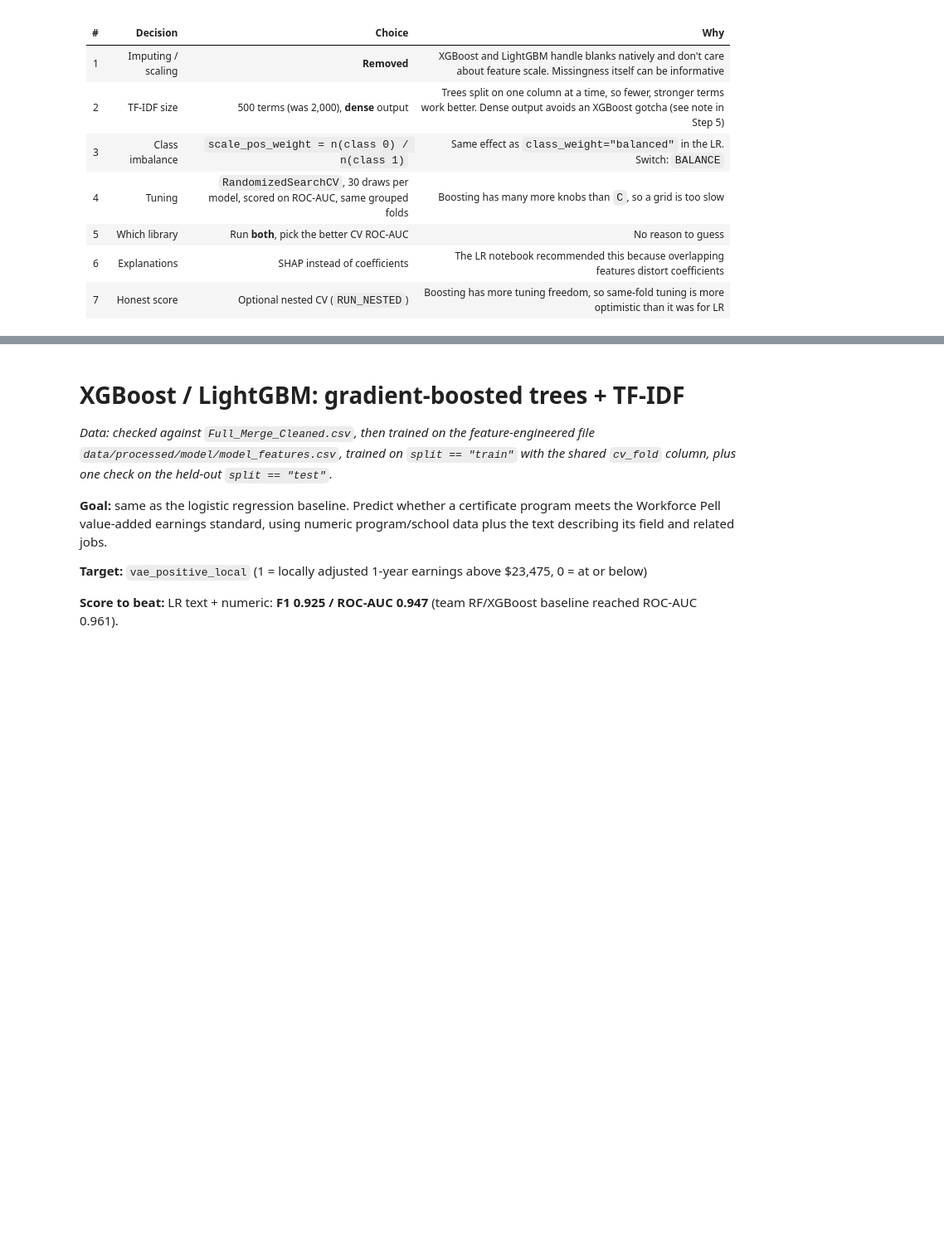
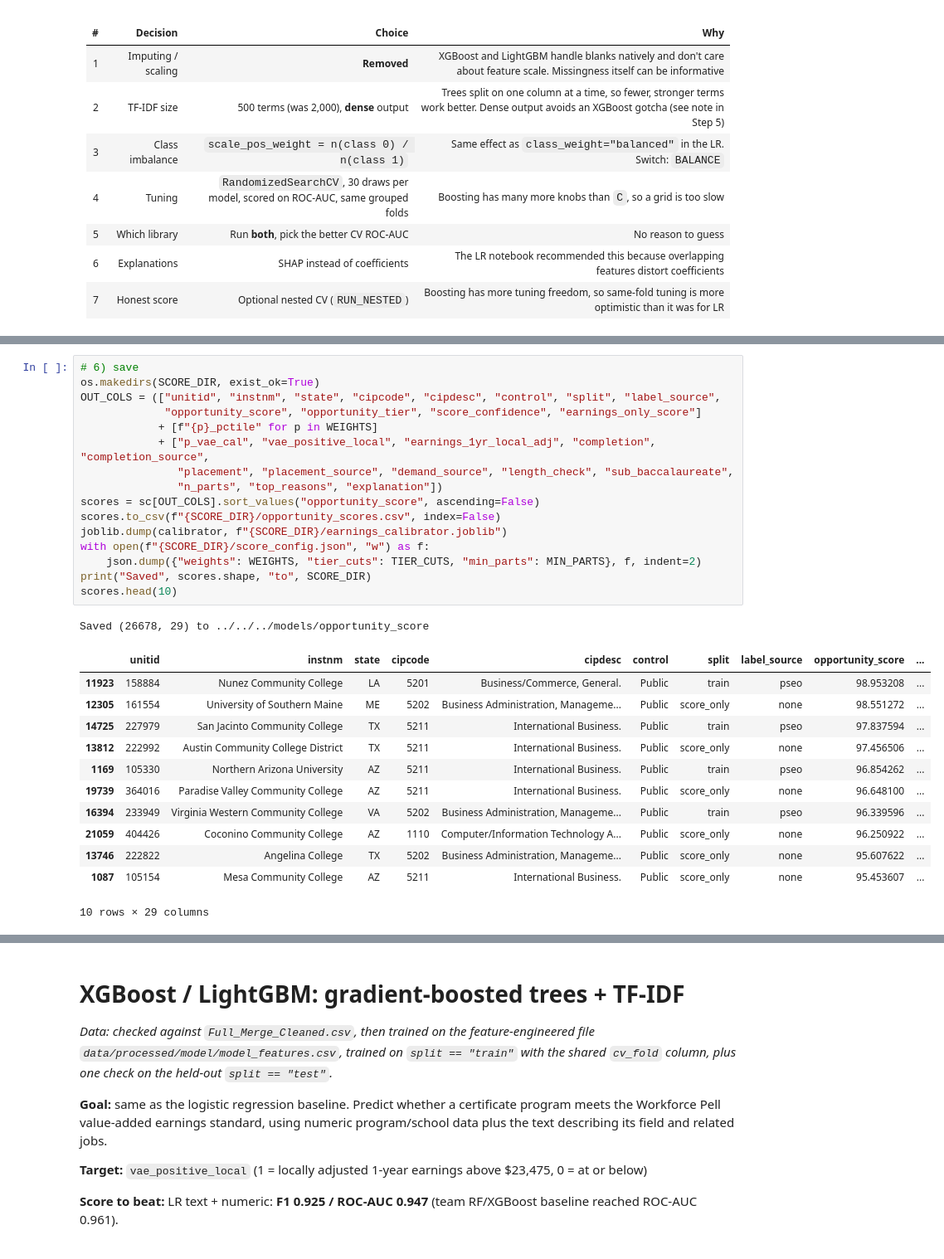
Before and after one commit to Break-Through-Tech/Sage-Road-Solutions-1A-workforce-pell-opportunity-score, a Jupyter notebook: notebooks/modeling/lgbm_xgboost/gbm.ipynb, the cells around one changed output, grey strips where cells are left out. Shown at 83% size. Cells and saved outputs as stored; diff of their text form; blank space fills up the shorter version.

```diff
--- a/notebooks/modeling/lgbm_xgboost/gbm.ipynb
+++ b/notebooks/modeling/lgbm_xgboost/gbm.ipynb
@@ -25,0 +1058,30 @@ Steps 1-4 are copied unchanged: same dropped columns, same target and labeled se
+# %%
+# 6) save
+os.makedirs(SCORE_DIR, exist_ok=True)
+OUT_COLS = (["unitid", "instnm", "state", "cipcode", "cipdesc", "control", "split", "label_source",
+             "opportunity_score", "opportunity_tier", "score_confidence", "earnings_only_score"]
+            + [f"{p}_pctile" for p in WEIGHTS]
+            + ["p_vae_cal", "vae_positive_local", "earnings_1yr_local_adj", "completion", "completion_source",
+               "placement", "placement_source", "demand_source", "length_check", "sub_baccalaureate",
+               "n_parts", "top_reasons", "explanation"])
+scores = sc[OUT_COLS].sort_values("opportunity_score", ascending=False)
+scores.to_csv(f"{SCORE_DIR}/opportunity_scores.csv", index=False)
+joblib.dump(calibrator, f"{SCORE_DIR}/earnings_calibrator.joblib")
+with open(f"{SCORE_DIR}/score_config.json", "w") as f:
+    json.dump({"weights": WEIGHTS, "tier_cuts": TIER_CUTS, "min_parts": MIN_PARTS}, f, indent=2)
+print("Saved", scores.shape, "to", SCORE_DIR)
+scores.head(10)
+# %% [output]
+Saved (26678, 29) to ../../../models/opportunity_score
+|  | unitid | instnm | state | cipcode | cipdesc | control | split | label_source | opportunity_score | ... |
+| 11923 | 158884 | Nunez Community College | LA | 5201 | Business/Commerce, General. | Public | train | pseo | 98.953208 | ... |
+| 12305 | 161554 | University of Southern Maine | ME | 5202 | Business Administration, Manageme... | Public | score_only | none | 98.551272 | ... |
+| 14725 | 227979 | San Jacinto Community College | TX | 5211 | International Business. | Public | train | pseo | 97.837594 | ... |
+| 13812 | 222992 | Austin Community College District | TX | 5211 | International Business. | Public | score_only | none | 97.456506 | ... |
+| 1169 | 105330 | Northern Arizona University | AZ | 5211 | International Business. | Public | train | pseo | 96.854262 | ... |
+| 19739 | 364016 | Paradise Valley Community College | AZ | 5211 | International Business. | Public | score_only | none | 96.648100 | ... |
+| 16394 | 233949 | Virginia Western Community College | VA | 5202 | Business Administration, Manageme... | Public | train | pseo | 96.339596 | ... |
+| 21059 | 404426 | Coconino Community College | AZ | 1110 | Computer/Information Technology A... | Public | score_only | none | 96.250922 | ... |
+| 13746 | 222822 | Angelina College | TX | 5202 | Business Administration, Manageme... | Public | score_only | none | 95.607622 | ... |
+| 1087 | 105154 | Mesa Community College | AZ | 5211 | International Business. | Public | score_only | none | 95.453607 | ... |
+10 rows × 29 columns
```
Also changed, not shown: parts of 71 cells of this notebook.
